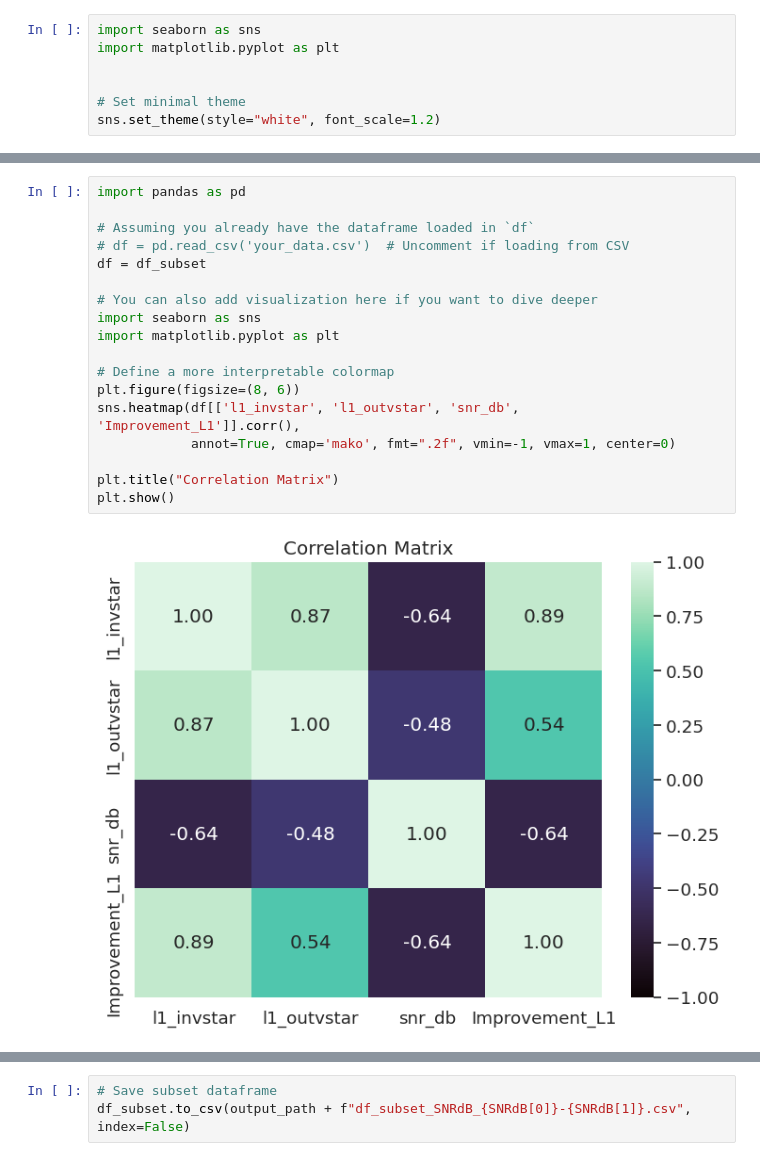
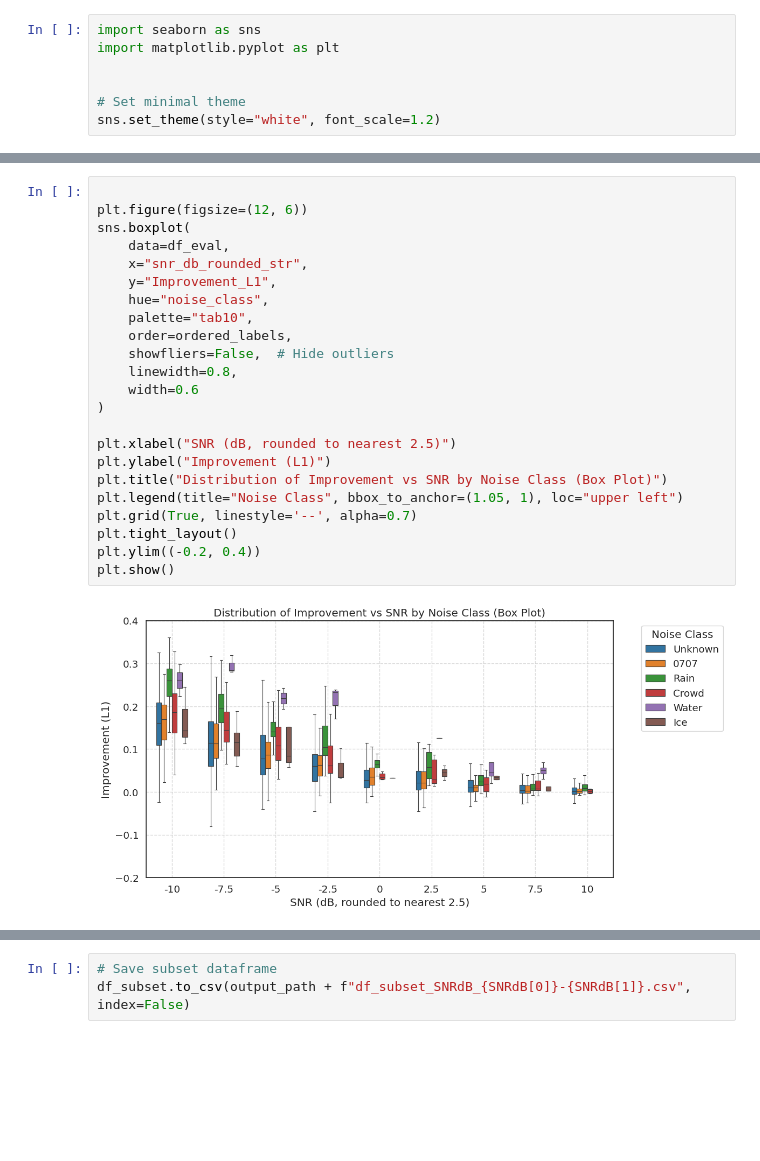
Before and after one commit to CiaranMaloy/audioautoencoder, a Jupyter notebook: audioautoencoder/Scripts/Test_Model.ipynb, the cells around one changed output, grey strips where cells are left out. Cells and saved outputs as stored; diff of their text form; blank space fills up the shorter version.

```diff
--- a/audioautoencoder/Scripts/Test_Model.ipynb
+++ b/audioautoencoder/Scripts/Test_Model.ipynb
@@ -330,20 +321,25 @@ plt.show()
-# %%
-import pandas as pd
-
-# Assuming you already have the dataframe loaded in `df`
-# df = pd.read_csv('your_data.csv')  # Uncomment if loading from CSV
-df = df_subset
-
-# You can also add visualization here if you want to dive deeper
-import seaborn as sns
-import matplotlib.pyplot as plt
-
-# Define a more interpretable colormap
-plt.figure(figsize=(8, 6))
-sns.heatmap(df[['l1_invstar', 'l1_outvstar', 'snr_db', 'Improvement_L1']].corr(),
-            annot=True, cmap='mako', fmt=".2f", vmin=-1, vmax=1, center=0)
-
-plt.title("Correlation Matrix")
-plt.show()
-# %% [output]
-[figure, removed]
+# %%
+
+plt.figure(figsize=(12, 6))
+sns.boxplot(
+    data=df_eval,
+    x="snr_db_rounded_str",
+    y="Improvement_L1",
+    hue="noise_class",
+    palette="tab10",
+    order=ordered_labels,
+    showfliers=False,  # Hide outliers
+    linewidth=0.8,
+    width=0.6
+)
+
+plt.xlabel("SNR (dB, rounded to nearest 2.5)")
+plt.ylabel("Improvement (L1)")
+plt.title("Distribution of Improvement vs SNR by Noise Class (Box Plot)")
+plt.legend(title="Noise Class", bbox_to_anchor=(1.05, 1), loc="upper left")
+plt.grid(True, linestyle='--', alpha=0.7)
+plt.tight_layout()
+plt.ylim((-0.2, 0.4))
+plt.show()
+# %% [output]
+[figure, added]
```
Also changed, not shown: parts of 7 cells of this notebook.
